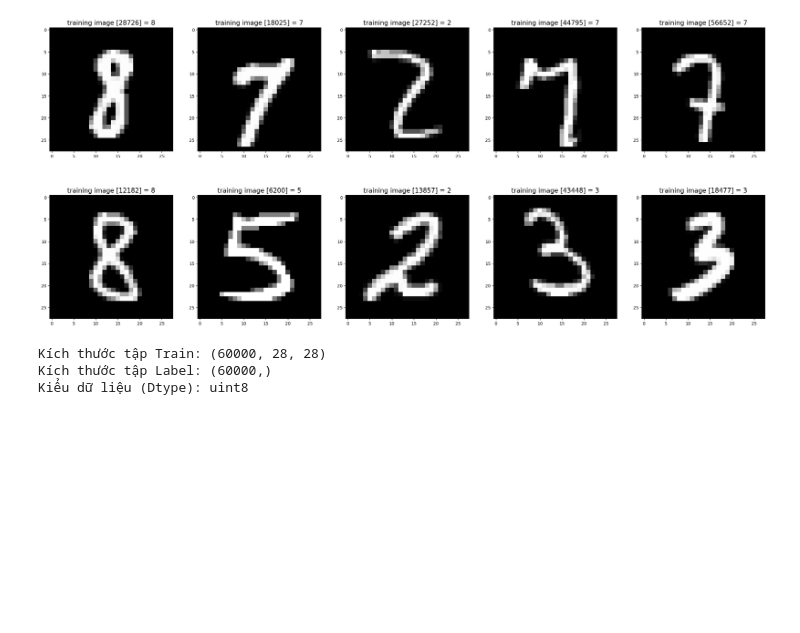
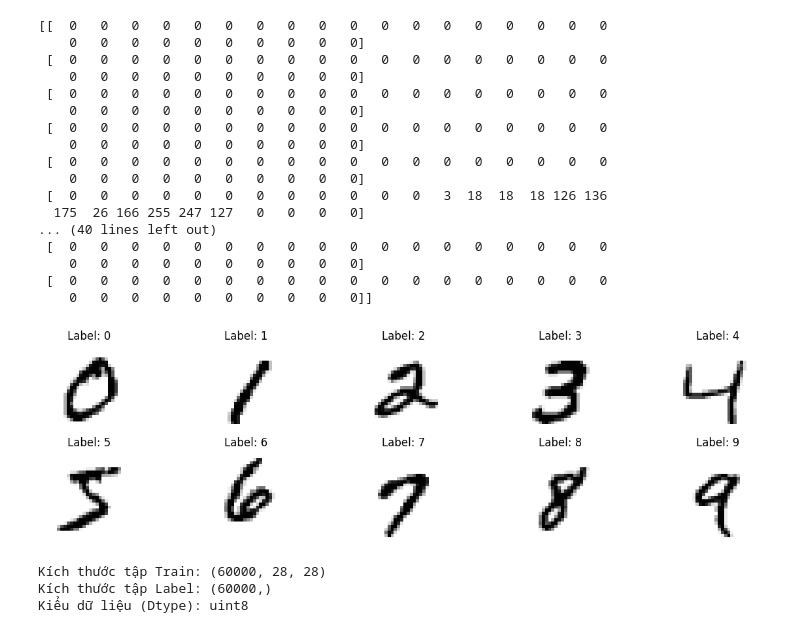
Before and after one commit to dhkien1510/ML_TH_Project02_SoftmaxRegression, a Jupyter notebook: preprocessing.ipynb, the cells around one changed output. Drawn from its saved outputs; the diff is of its cells as text; code cells hidden in the pictures; blank space fills up the shorter version.

```diff
--- a/preprocessing.ipynb
+++ b/preprocessing.ipynb
@@ -57,36 +57,74 @@ class MnistDataloader(object):
 mnist_dataloader = MnistDataloader(training_images_filepath, training_labels_filepath, test_images_filepath, test_labels_filepath)
 (x_train, y_train), (x_test, y_test) = mnist_dataloader.load_data()
 # %%
-import random
+import matplotlib.pyplot as plt
+import numpy as np
+print(x_train[0])
+
 
 def show_images(images, title_texts):
     cols = 5
     rows = int(len(images)/cols) + 1
 
-    plt.figure(figsize=(30,20))
+    # Giảm kích thước khung hình lại cho vừa vặn với 10 ảnh
+    plt.figure(figsize=(15, 6))
+
     index = 1
     for x in zip(images, title_texts):
         image = x[0]
         title_text = x[1]
+
         plt.subplot(rows, cols, index)
-        plt.imshow(image, cmap=plt.cm.gray)
+
+        # --- THAY ĐỔI 1: Dùng 'gray_r' để hiển thị nền trắng chữ đen ---
+        plt.imshow(image, cmap='gray_r')
+
         if(title_text != ''):
-            plt.title(title_text, fontsize=15)
+            plt.title(title_text, fontsize=12)
+
+        # Ẩn trục tọa độ cho đẹp
+        plt.axis('off')
+
         index += 1
+    plt.show()
 
 images_2_show = []
 titles_2_show = []
-for i in range(0, 10):
-    r = random.randint(1, 60000)
 
-    images_2_show.append(x_train[r])
+# --- THAY ĐỔI 2: Lặp từ 0 đến 9 để lấy đủ các số ---
+for number in range(0, 10):
+    # Tìm index đầu tiên trong y_train chứa số 'number'
+    # np.where trả về danh sách các index, ta lấy cái đầu tiên [0][0]
+    idx = np.where(y_train == number)[0][0]
 
-    titles_2_show.append('training image [' + str(r) + '] = ' + str(y_train[r]))
+    # Lấy dữ liệu ảnh tại index đó
+    # Lưu ý: Nếu x_train của bạn là dạng flat (1D), cần reshape về 28x28
+    img_data = x_train_flat[idx].reshape(28, 28)
 
+    images_2_show.append(img_data)
+    titles_2_show.append(f'Label: {number}')
 
+# Gọi hàm hiển thị
 show_images(images_2_show, titles_2_show)
 # %% [output]
+[[  0   0   0   0   0   0   0   0   0   0   0   0   0   0   0   0   0   0
+    0   0   0   0   0   0   0   0   0   0]
+ [  0   0   0   0   0   0   0   0   0   0   0   0   0   0   0   0   0   0
+    0   0   0   0   0   0   0   0   0   0]
+ [  0   0   0   0   0   0   0   0   0   0   0   0   0   0   0   0   0   0
+    0   0   0   0   0   0   0   0   0   0]
+ [  0   0   0   0   0   0   0   0   0   0   0   0   0   0   0   0   0   0
+    0   0   0   0   0   0   0   0   0   0]
+ [  0   0   0   0   0   0   0   0   0   0   0   0   0   0   0   0   0   0
+    0   0   0   0   0   0   0   0   0   0]
+ [  0   0   0   0   0   0   0   0   0   0   0   0   3  18  18  18 126 136
+  175  26 166 255 247 127   0   0   0   0]
+... (40 lines left out)
+ [  0   0   0   0   0   0   0   0   0   0   0   0   0   0   0   0   0   0
+    0   0   0   0   0   0   0   0   0   0]
+ [  0   0   0   0   0   0   0   0   0   0   0   0   0   0   0   0   0   0
+    0   0   0   0   0   0   0   0   0   0]]
-[figure, old version]
+[figure, new version]
 # %%
 print(f"Kích thước tập Train: {x_train.shape}")
 print(f"Kích thước tập Label: {y_train.shape}")
```
Also changed, not shown: 38 other files.
